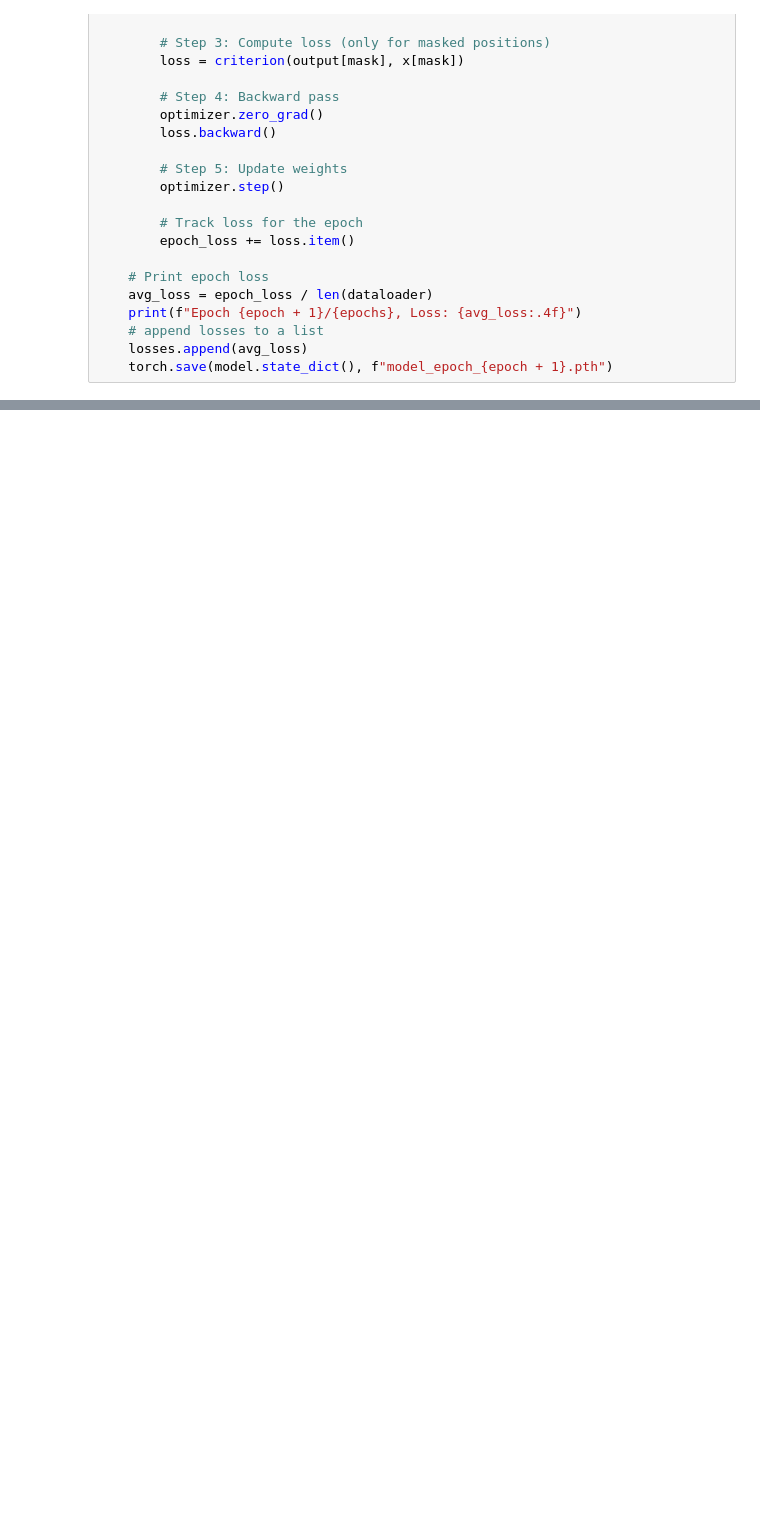
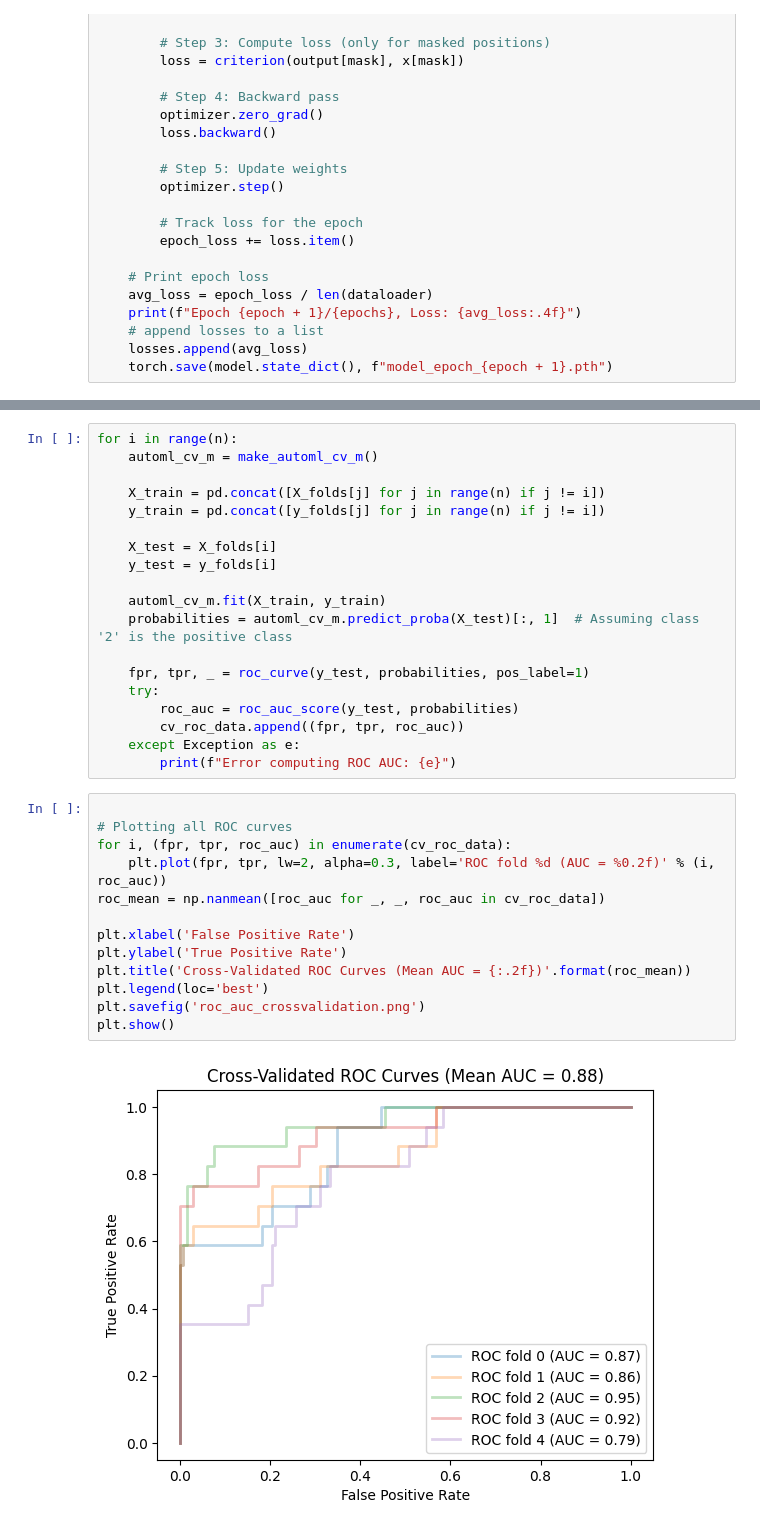
Before and after one commit to quietscientist/gma_score_prediction_from_video, a Jupyter notebook: 3_RunPretraining.ipynb, the cells around one changed output, grey strips where cells are left out. Drawn from its saved outputs; the diff is of its cells as text; blank space fills up the shorter version.

```diff
--- a/3_RunPretraining.ipynb
+++ b/3_RunPretraining.ipynb
@@ -528,0 +642,34 @@ print(f"Validation Accuracy: {accuracy:.2f}")
+# %%
+for i in range(n):
+    automl_cv_m = make_automl_cv_m()
+
+    X_train = pd.concat([X_folds[j] for j in range(n) if j != i])
+    y_train = pd.concat([y_folds[j] for j in range(n) if j != i])
+
+    X_test = X_folds[i]
+    y_test = y_folds[i]
+
+    automl_cv_m.fit(X_train, y_train)
+    probabilities = automl_cv_m.predict_proba(X_test)[:, 1]  # Assuming class '2' is the positive class
+
+    fpr, tpr, _ = roc_curve(y_test, probabilities, pos_label=1)
+    try:
+        roc_auc = roc_auc_score(y_test, probabilities)
+        cv_roc_data.append((fpr, tpr, roc_auc))
+    except Exception as e:
+        print(f"Error computing ROC AUC: {e}")
+# %%
+
+# Plotting all ROC curves
+for i, (fpr, tpr, roc_auc) in enumerate(cv_roc_data):
+    plt.plot(fpr, tpr, lw=2, alpha=0.3, label='ROC fold %d (AUC = %0.2f)' % (i, roc_auc))
+roc_mean = np.nanmean([roc_auc for _, _, roc_auc in cv_roc_data])
+
+plt.xlabel('False Positive Rate')
+plt.ylabel('True Positive Rate')
+plt.title('Cross-Validated ROC Curves (Mean AUC = {:.2f})'.format(roc_mean))
+plt.legend(loc='best')
+plt.savefig('roc_auc_crossvalidation.png')
+plt.show()
+# %% [output]
+[figure, added]
```
Also changed, not shown: parts of 45 cells of this notebook.
